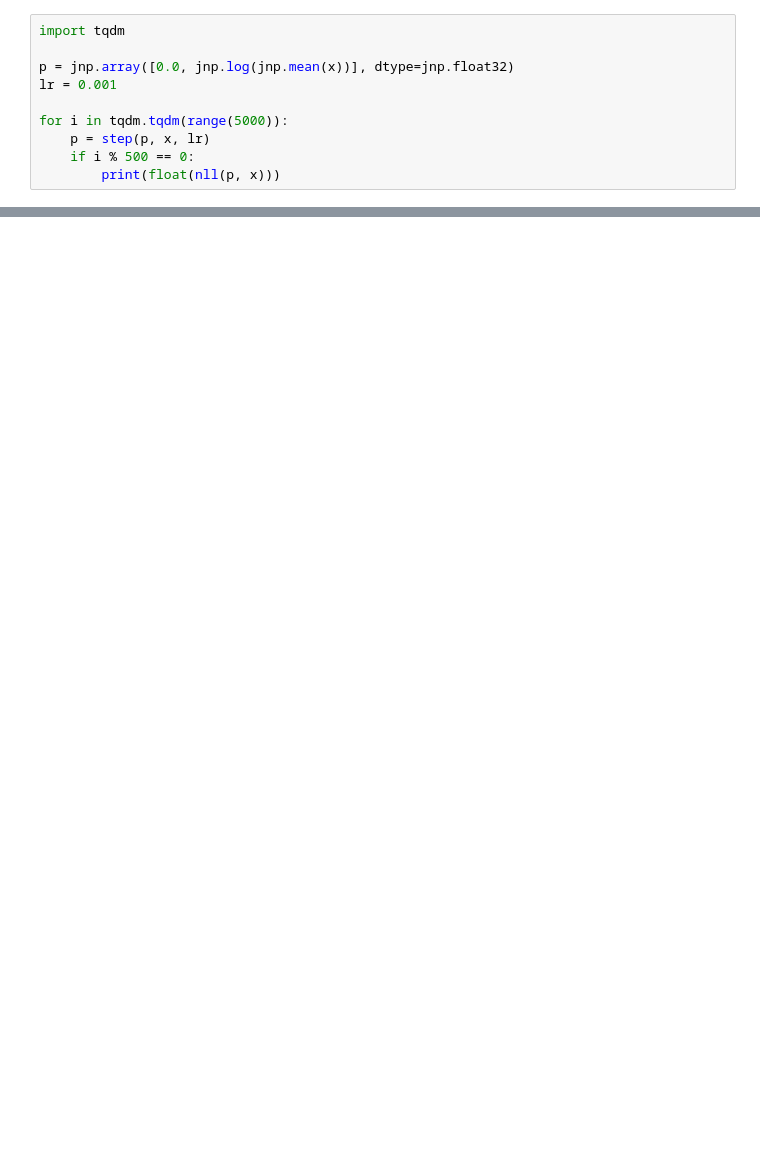
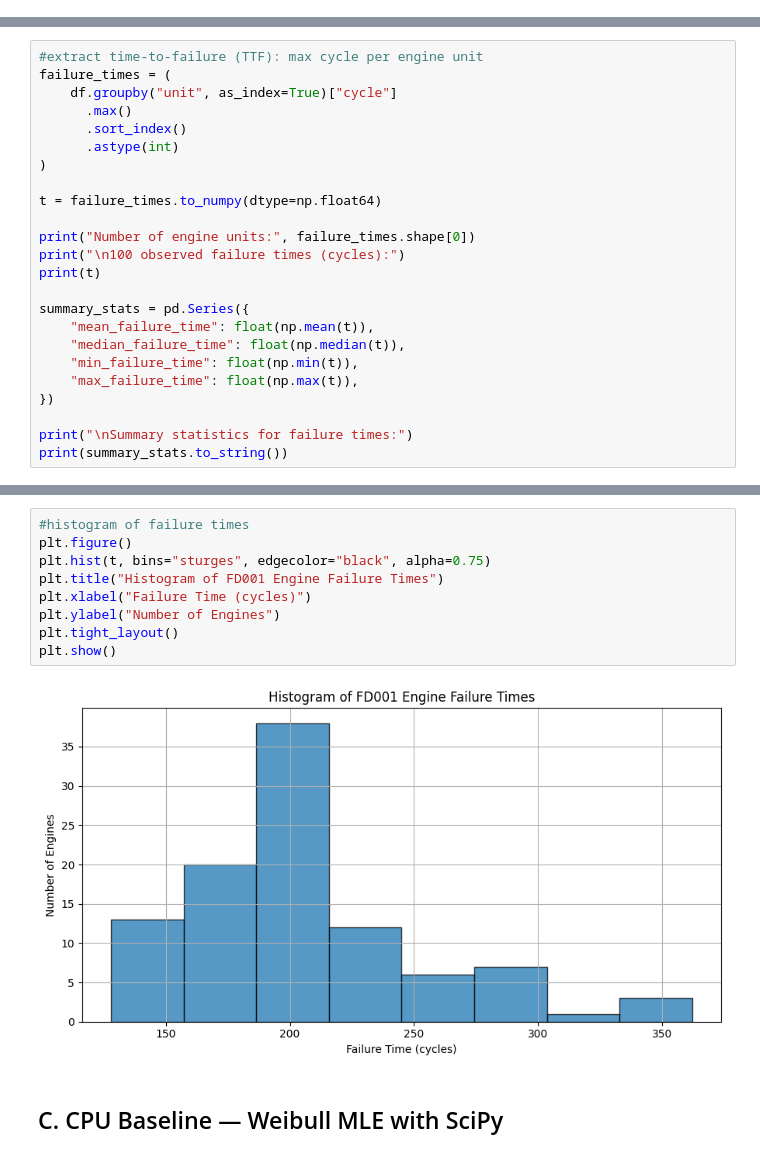
Before and after one commit to EnderEysah777/COMP6940-Assignment-2, a Jupyter notebook: part1_gpu_weibull/01_gpu_weibull.ipynb, the cells around one changed output, grey strips where cells are left out. Saved outputs shown, nothing was run; the diff lists cells and outputs as text; blank space fills up the shorter version.

```diff
--- a/part1_gpu_weibull/01_gpu_weibull.ipynb
+++ b/part1_gpu_weibull/01_gpu_weibull.ipynb
@@ -111,10 +0,0 @@ def step(p, x, lr):
-# %%
-import tqdm
-
-p = jnp.array([0.0, jnp.log(jnp.mean(x))], dtype=jnp.float32)
-lr = 0.001
-
-for i in tqdm.tqdm(range(5000)):
-    p = step(p, x, lr)
-    if i % 500 == 0:
-        print(float(nll(p, x)))
@@ -188,0 +138,24 @@ t90, t50
+# %%
+#extract time-to-failure (TTF): max cycle per engine unit
+failure_times = (
+    df.groupby("unit", as_index=True)["cycle"]
+      .max()
+      .sort_index()
+      .astype(int)
+)
+
+t = failure_times.to_numpy(dtype=np.float64)
+
+print("Number of engine units:", failure_times.shape[0])
+print("\n100 observed failure times (cycles):")
+print(t)
+
+summary_stats = pd.Series({
+    "mean_failure_time": float(np.mean(t)),
+    "median_failure_time": float(np.median(t)),
+    "min_failure_time": float(np.min(t)),
+    "max_failure_time": float(np.max(t)),
+})
+
+print("\nSummary statistics for failure times:")
+print(summary_stats.to_string())
@@ -188,0 +180,13 @@ t90, t50
+# %%
+#histogram of failure times
+plt.figure()
+plt.hist(t, bins="sturges", edgecolor="black", alpha=0.75)
+plt.title("Histogram of FD001 Engine Failure Times")
+plt.xlabel("Failure Time (cycles)")
+plt.ylabel("Number of Engines")
+plt.tight_layout()
+plt.show()
+# %% [output]
+[figure, added]
+# %% [markdown]
+## C. CPU Baseline — Weibull MLE with SciPy
```
Also changed, not shown: parts of 34 cells of this notebook, 2 other files.
